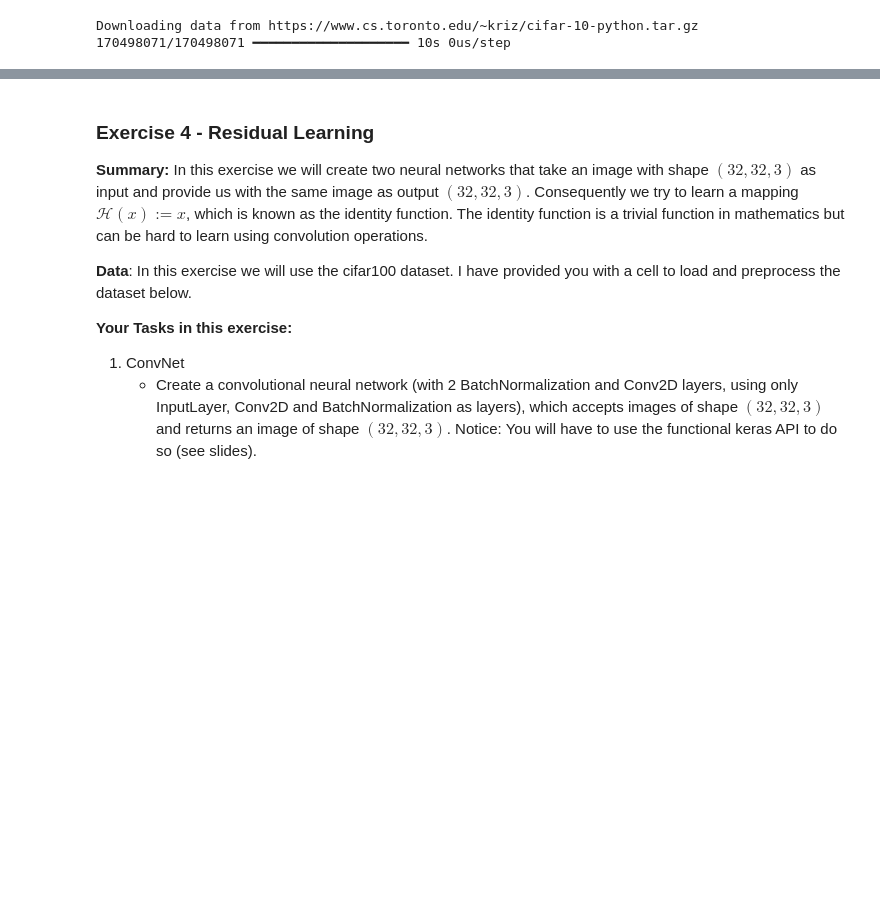
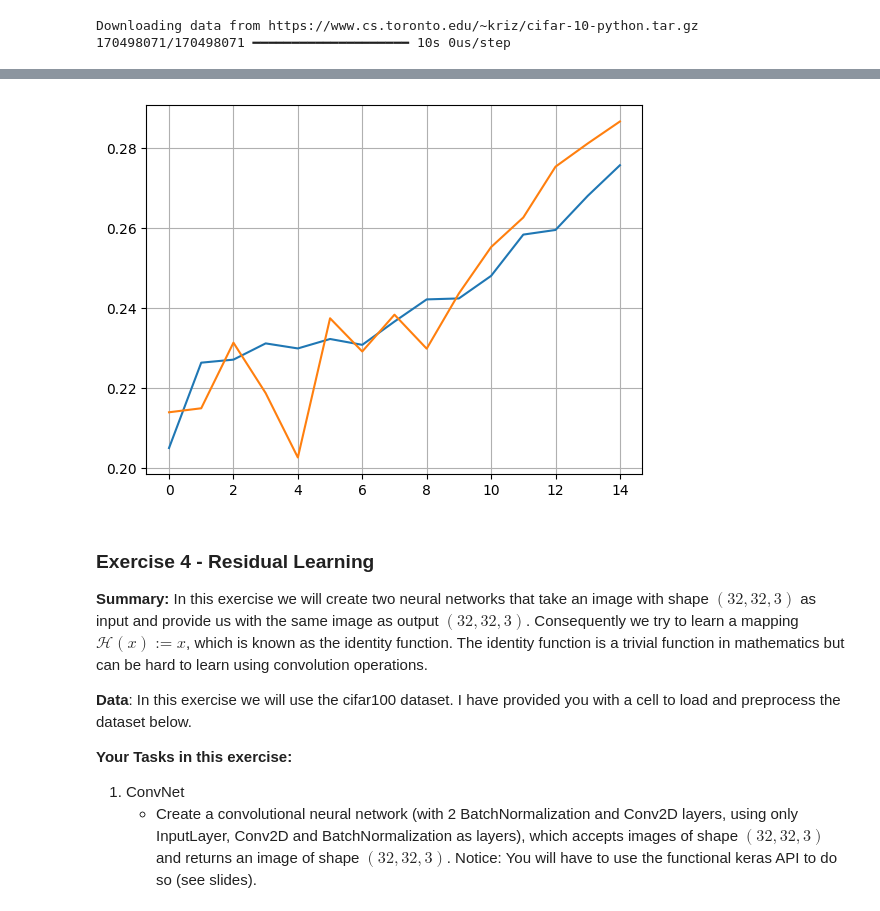
Before and after one commit to CengoleFHV/computer-vision-course, a Jupyter notebook: Computer-Vision-Special-Topics-Exercises_aycen.ipynb, the cells around one changed output, grey strips where cells are left out. Saved outputs shown, nothing was run; the diff lists cells and outputs as text; code cells hidden in the pictures; blank space fills up the shorter version.

```diff
--- a/Computer-Vision-Special-Topics-Exercises_aycen.ipynb
+++ b/Computer-Vision-Special-Topics-Exercises_aycen.ipynb
@@ -229,0 +220,20 @@ Epoch 10/10
+# %%
+# Use this simple CNN as your basis for adding regularization.
+#
+cnn_l1 = tf.keras.Sequential()
+cnn_l1.add(InputLayer(input_shape=(32,32,3)))
+cnn_l1.add(Conv2D(32, kernel_size=(3,3), activation='relu'))
+cnn_l1.add(MaxPooling2D(pool_size=(2,2), strides=(1,1)))
+cnn_l1.add(Conv2D(32, kernel_size=(3,3), activation='relu'))
+cnn_l1.add(MaxPooling2D(pool_size=(2,2), strides=(1,1)))
+cnn_l1.add(Conv2D(32, kernel_size=(3,3), activation='relu'))
+cnn_l1.add(MaxPooling2D(pool_size=(2,2), strides=(1,1)))
+cnn_l1.add(Flatten())
+cnn_l1.add(Dense(256, activation='relu', kernel_regularizer=tf.keras.regularizers.l1(0.01), bias_regularizer=tf.keras.regularizers.l1(0.01)))
+cnn_l1.add(Dense(10, activation='softmax', kernel_regularizer=tf.keras.regularizers.l1(0.01), bias_regularizer=tf.keras.regularizers.l1(0.01)))
+# %%
+cnn_l1.compile(
+    optimizer="adam", loss="categorical_crossentropy", metrics=["accuracy"]
+)
+
+history = cnn_l1.fit(x_train, y_train, epochs=15, validation_data=(x_test, y_test))
@@ -230,3 +258,12 @@ Epoch 10/10
+# %%
+history.history['accuracy'], history.history['val_accuracy']
+
+
+plt.plot(history.history['accuracy'])
+plt.plot(history.history['val_accuracy'])
+plt.grid()
+# %% [output]
+[figure, added]
 # %% [markdown]
 ### Exercise 4 - Residual Learning
 
```
Also changed, not shown: parts of 4 cells of this notebook, 2 other files.
